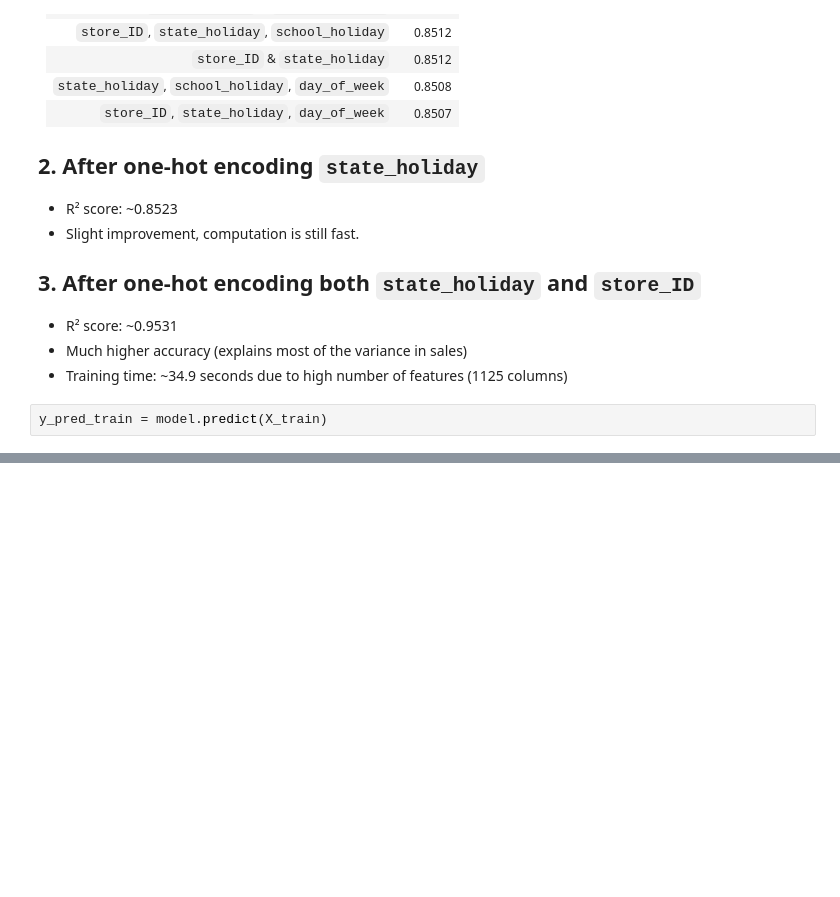
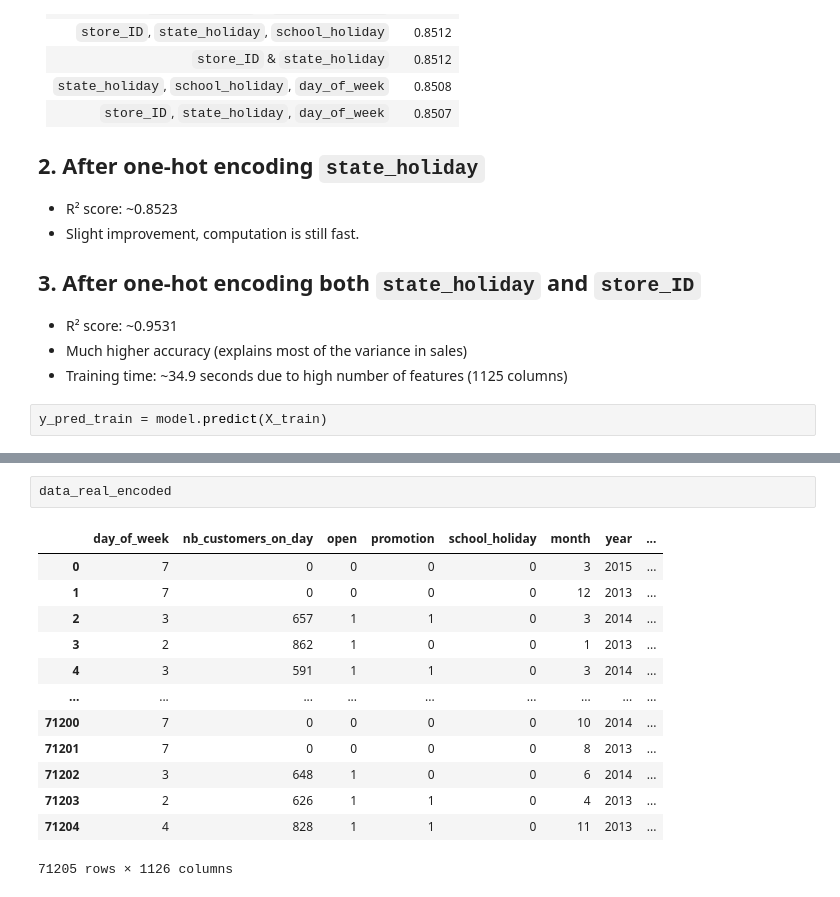
Before and after one commit to SofiaZogkza/Iron-Kaggle-Exam, a Jupyter notebook: main.ipynb, the cells around one changed output, grey strips where cells are left out. Drawn from its saved outputs; the diff is of its cells as text; blank space fills up the shorter version.

```diff
--- a/main.ipynb
+++ b/main.ipynb
@@ -441,0 +497,16 @@ X.shape[1]
+# %%
+data_real_encoded
+# %% [output]
+|  | day_of_week | nb_customers_on_day | open | promotion | school_holiday | month | year | ... |
+| 0 | 7 | 0 | 0 | 0 | 0 | 3 | 2015 | ... |
+| 1 | 7 | 0 | 0 | 0 | 0 | 12 | 2013 | ... |
+| 2 | 3 | 657 | 1 | 1 | 0 | 3 | 2014 | ... |
+| 3 | 2 | 862 | 1 | 0 | 0 | 1 | 2013 | ... |
+| 4 | 3 | 591 | 1 | 1 | 0 | 3 | 2014 | ... |
+| ... | ... | ... | ... | ... | ... | ... | ... | ... |
+| 71200 | 7 | 0 | 0 | 0 | 0 | 10 | 2014 | ... |
+| 71201 | 7 | 0 | 0 | 0 | 0 | 8 | 2013 | ... |
+| 71202 | 3 | 648 | 1 | 0 | 0 | 6 | 2014 | ... |
+| 71203 | 2 | 626 | 1 | 1 | 0 | 4 | 2013 | ... |
+| 71204 | 4 | 828 | 1 | 1 | 0 | 11 | 2013 | ... |
+71205 rows × 1126 columns
```
Also changed, not shown: parts of 21 cells of this notebook, 3 other files.
